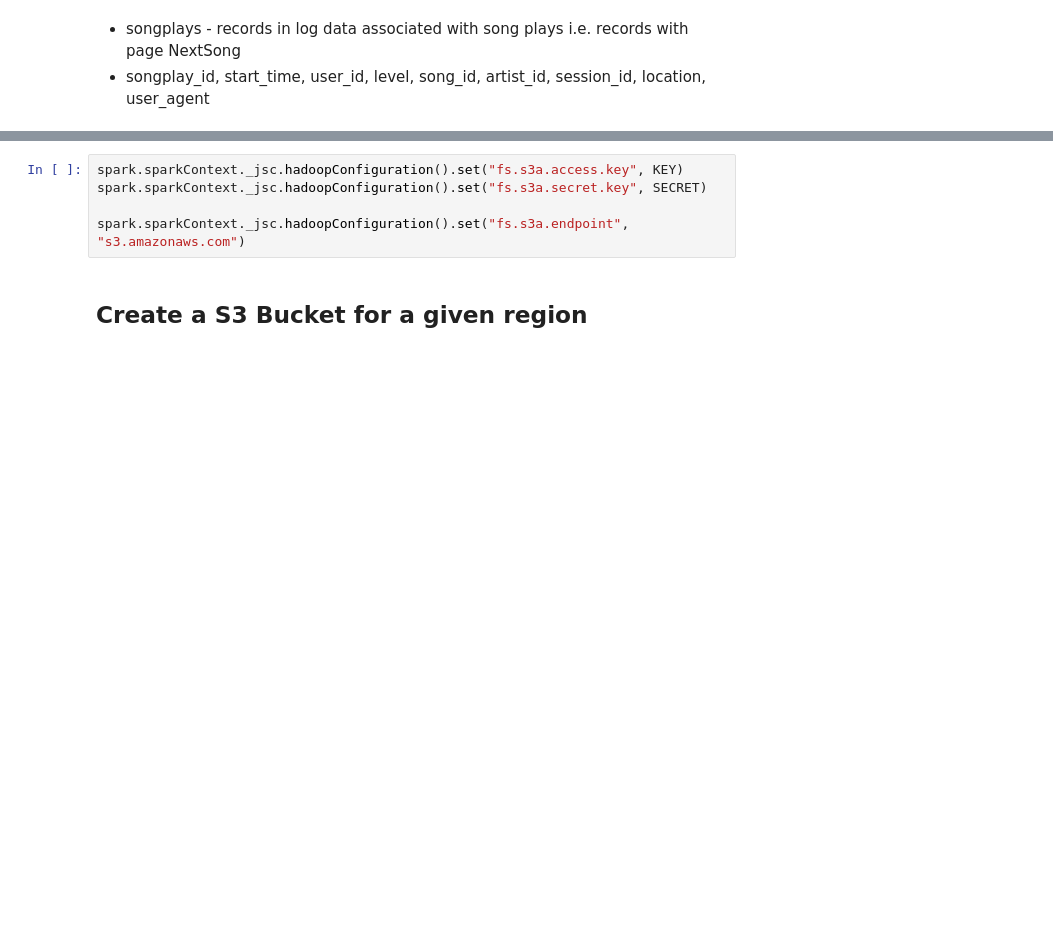
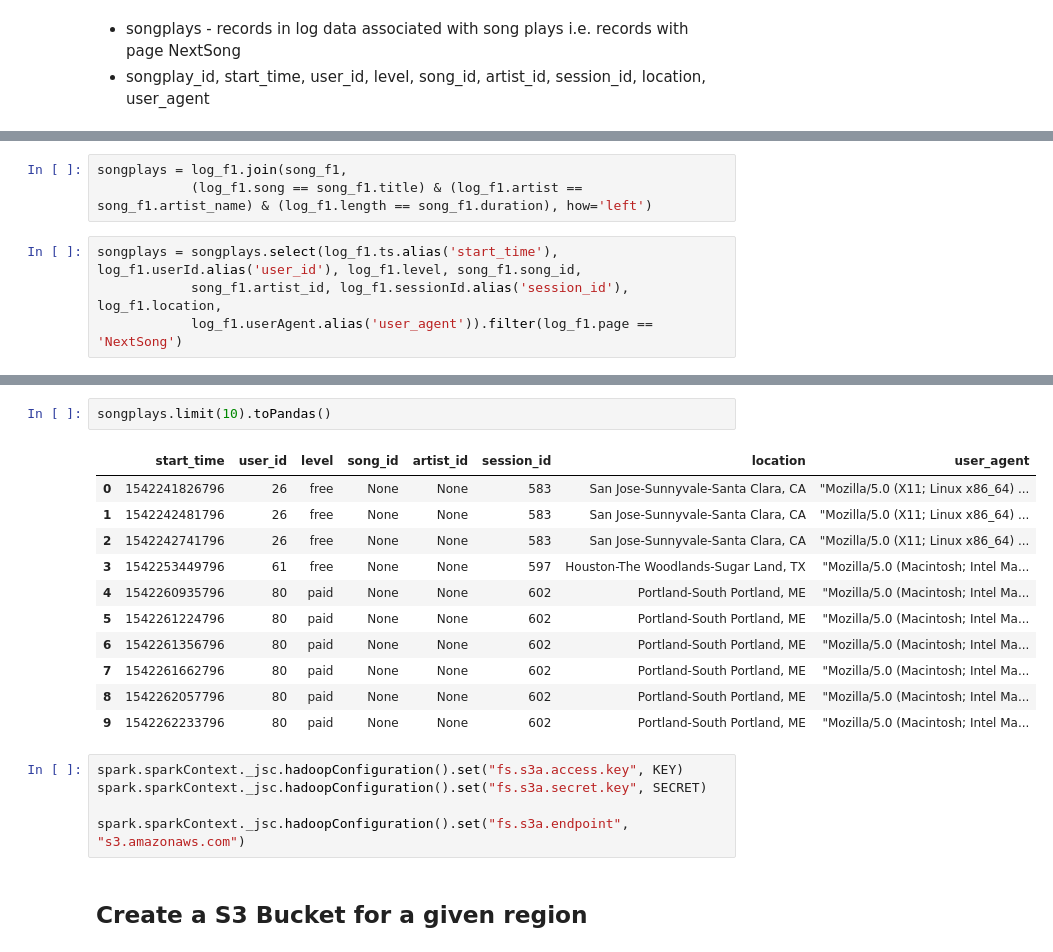
Before and after one commit to ranjithpals/100DaysOfCode, a Jupyter notebook: ETL.ipynb, the cells around one changed output, grey strips where cells are left out. Cells and saved outputs as stored; diff of their text form; blank space fills up the shorter version.

```diff
--- a/ETL.ipynb
+++ b/ETL.ipynb
@@ -348,0 +347,7 @@ songplays = log_f1.select([''])
+# %%
+songplays = log_f1.join(song_f1,
+            (log_f1.song == song_f1.title) & (log_f1.artist == song_f1.artist_name) & (log_f1.length == song_f1.duration), how='left')
+# %%
+songplays = songplays.select(log_f1.ts.alias('start_time'), log_f1.userId.alias('user_id'), log_f1.level, song_f1.song_id,
+            song_f1.artist_id, log_f1.sessionId.alias('session_id'), log_f1.location,
+            log_f1.userAgent.alias('user_agent')).filter(log_f1.page == 'NextSong')
@@ -349,3 +378,17 @@ songplays = log_f1.select([''])
+# %%
+songplays.limit(10).toPandas()
+# %% [output]
+|  | start_time | user_id | level | song_id | artist_id | session_id | location | user_agent |
+| 0 | 1542241826796 | 26 | free | None | None | 583 | San Jose-Sunnyvale-Santa Clara, CA | "Mozilla/5.0 (X11; Linux x86_64) ... |
+| 1 | 1542242481796 | 26 | free | None | None | 583 | San Jose-Sunnyvale-Santa Clara, CA | "Mozilla/5.0 (X11; Linux x86_64) ... |
+| 2 | 1542242741796 | 26 | free | None | None | 583 | San Jose-Sunnyvale-Santa Clara, CA | "Mozilla/5.0 (X11; Linux x86_64) ... |
+| 3 | 1542253449796 | 61 | free | None | None | 597 | Houston-The Woodlands-Sugar Land, TX | "Mozilla/5.0 (Macintosh; Intel Ma... |
+| 4 | 1542260935796 | 80 | paid | None | None | 602 | Portland-South Portland, ME | "Mozilla/5.0 (Macintosh; Intel Ma... |
+| 5 | 1542261224796 | 80 | paid | None | None | 602 | Portland-South Portland, ME | "Mozilla/5.0 (Macintosh; Intel Ma... |
+| 6 | 1542261356796 | 80 | paid | None | None | 602 | Portland-South Portland, ME | "Mozilla/5.0 (Macintosh; Intel Ma... |
+| 7 | 1542261662796 | 80 | paid | None | None | 602 | Portland-South Portland, ME | "Mozilla/5.0 (Macintosh; Intel Ma... |
+| 8 | 1542262057796 | 80 | paid | None | None | 602 | Portland-South Portland, ME | "Mozilla/5.0 (Macintosh; Intel Ma... |
+| 9 | 1542262233796 | 80 | paid | None | None | 602 | Portland-South Portland, ME | "Mozilla/5.0 (Macintosh; Intel Ma... |
 # %%
 spark.sparkContext._jsc.hadoopConfiguration().set("fs.s3a.access.key", KEY)
 spark.sparkContext._jsc.hadoopConfiguration().set("fs.s3a.secret.key", SECRET)
```
Also changed, not shown: parts of 27 cells of this notebook.
